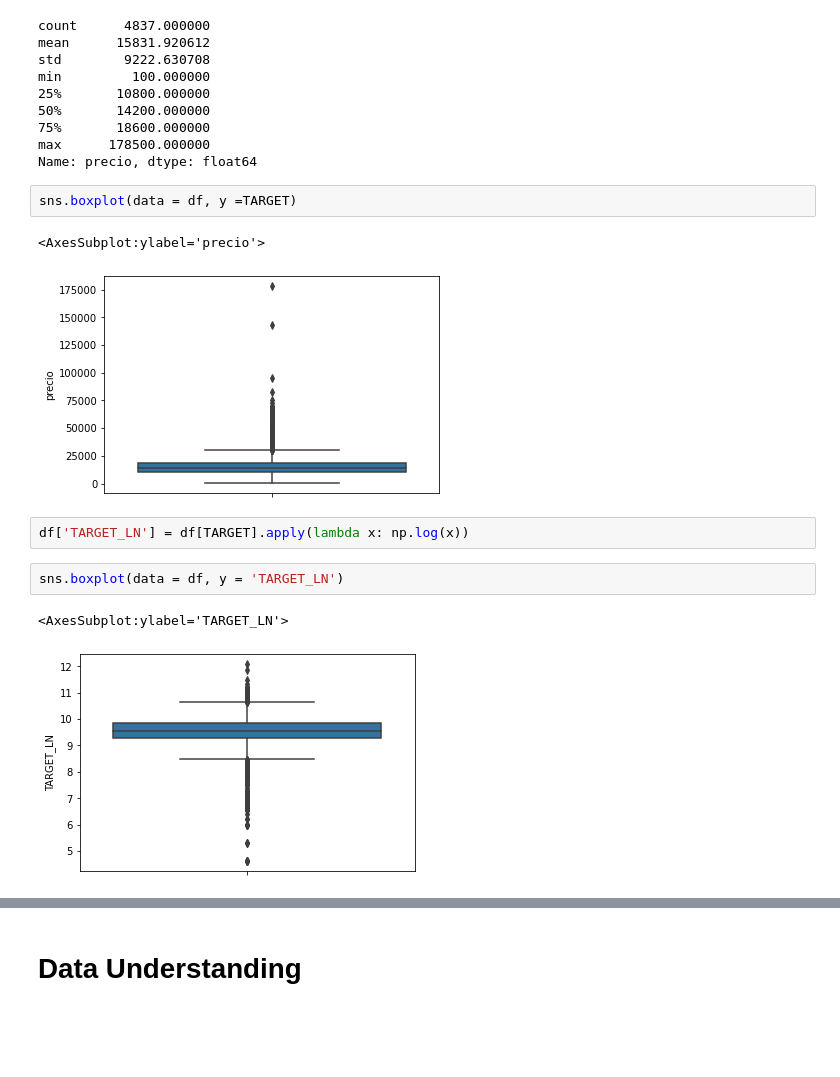
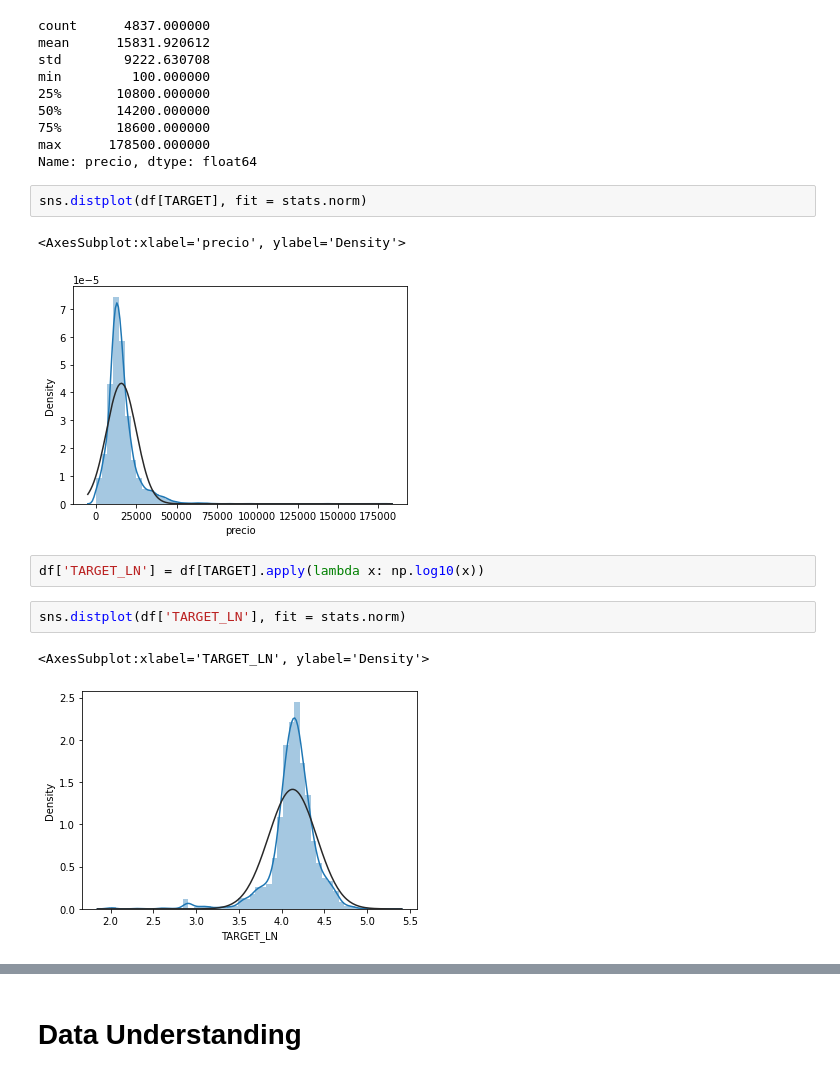
Before and after one commit to jgrau90/BMW_Regression, a Jupyter notebook: bmw_regression.ipynb, the cells around one changed output, grey strips where cells are left out. Saved outputs shown, nothing was run; the diff lists cells and outputs as text; blank space fills up the shorter version.

```diff
--- a/bmw_regression.ipynb
+++ b/bmw_regression.ipynb
@@ -81,14 +109,14 @@ min         100.000000
 max      178500.000000
 Name: precio, dtype: float64
 # %%
-sns.boxplot(data = df, y =TARGET)
+sns.distplot(df[TARGET], fit = stats.norm)
 # %% [output]
-<AxesSubplot:ylabel='precio'>
+<AxesSubplot:xlabel='precio', ylabel='Density'>
-[figure, old version]
+[figure, new version]
 # %%
-df['TARGET_LN'] = df[TARGET].apply(lambda x: np.log(x))
+df['TARGET_LN'] = df[TARGET].apply(lambda x: np.log10(x))
 # %%
-sns.boxplot(data = df, y = 'TARGET_LN')
+sns.distplot(df['TARGET_LN'], fit = stats.norm)
 # %% [output]
-<AxesSubplot:ylabel='TARGET_LN'>
+<AxesSubplot:xlabel='TARGET_LN', ylabel='Density'>
-[figure, old version]
+[figure, new version]
```
Also changed, not shown: parts of 88 cells of this notebook, 1 other file.
